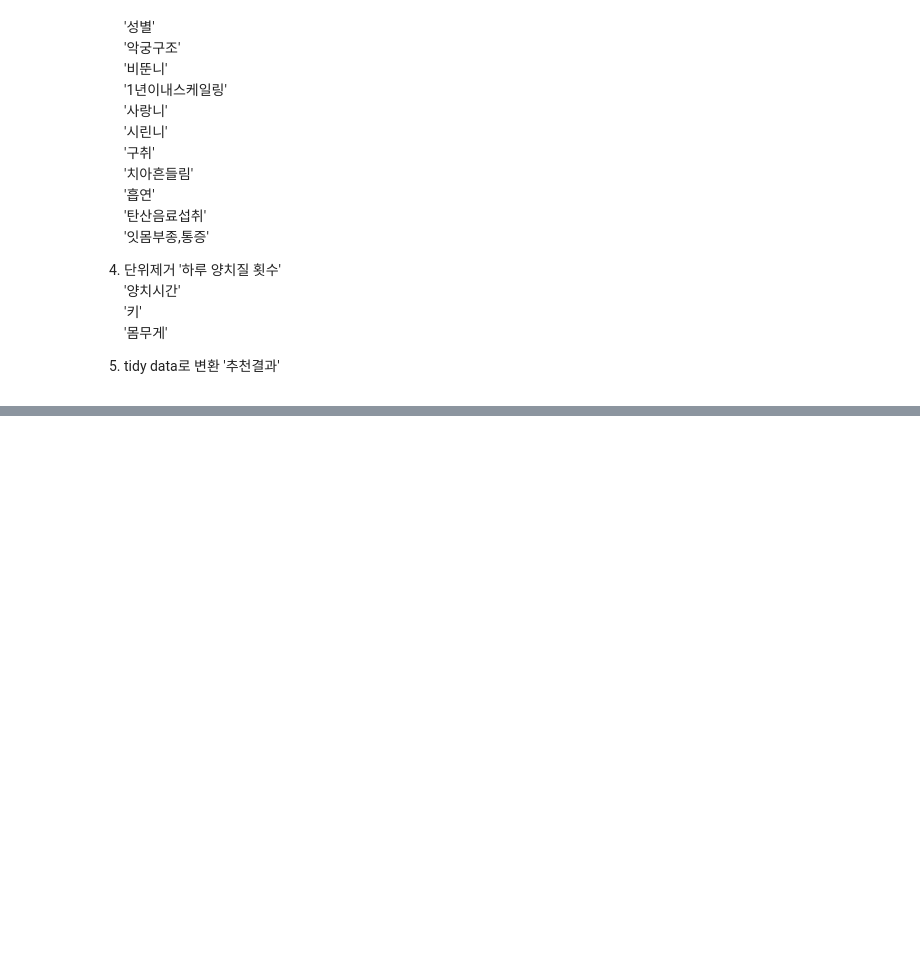
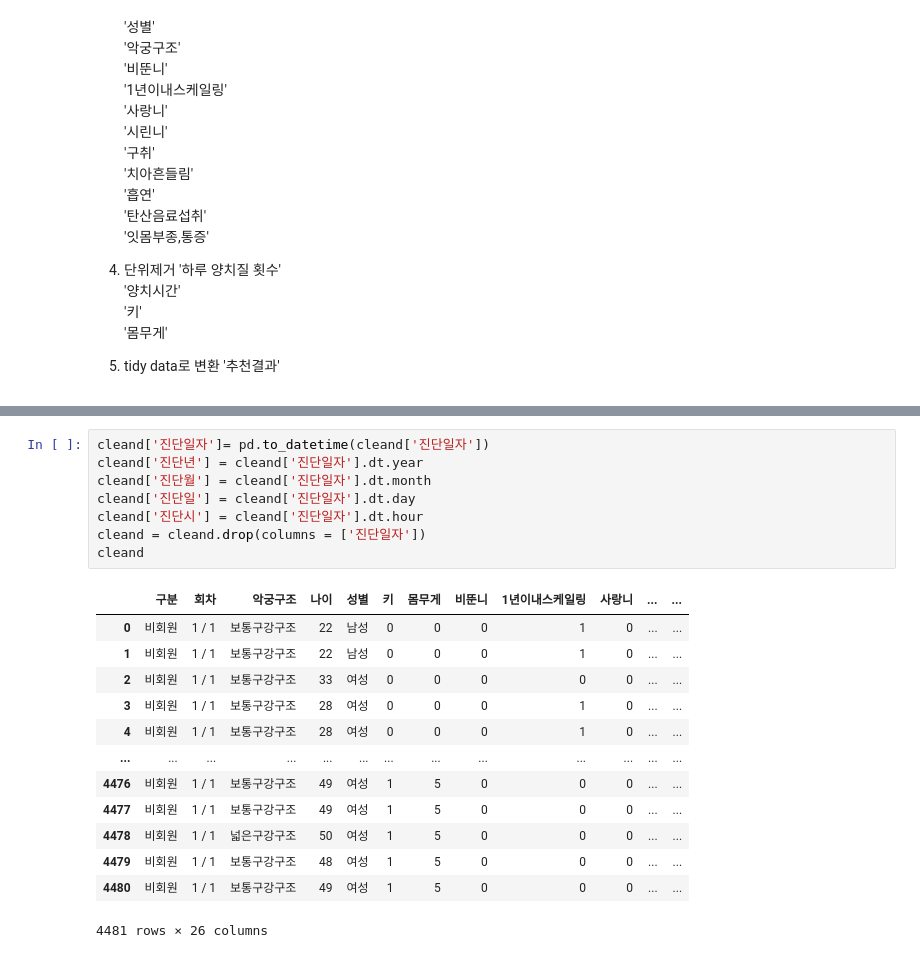
Before and after one commit to K-Final-Project/MZ-trend, a Jupyter notebook: cleand.ipynb, the cells around one changed output, grey strips where cells are left out. Saved outputs shown, nothing was run; the diff lists cells and outputs as text; blank space fills up the shorter version.

```diff
--- a/cleand.ipynb
+++ b/cleand.ipynb
@@ -144,0 +187,22 @@ ValueError: The truth value of a Series is ambiguous. Use a.empty, a.bool(), a.i
+# %%
+cleand['진단일자']= pd.to_datetime(cleand['진단일자'])
+cleand['진단년'] = cleand['진단일자'].dt.year
+cleand['진단월'] = cleand['진단일자'].dt.month
+cleand['진단일'] = cleand['진단일자'].dt.day
+cleand['진단시'] = cleand['진단일자'].dt.hour
+cleand = cleand.drop(columns = ['진단일자'])
+cleand
+# %% [output]
+|  | 구분 | 회차 | 악궁구조 | 나이 | 성별 | 키 | 몸무게 | 비뚠니 | 1년이내스케일링 | 사랑니 | ... | ... |
+| 0 | 비회원 | 1 / 1 | 보통구강구조 | 22 | 남성 | 0 | 0 | 0 | 1 | 0 | ... | ... |
+| 1 | 비회원 | 1 / 1 | 보통구강구조 | 22 | 남성 | 0 | 0 | 0 | 1 | 0 | ... | ... |
+| 2 | 비회원 | 1 / 1 | 보통구강구조 | 33 | 여성 | 0 | 0 | 0 | 0 | 0 | ... | ... |
+| 3 | 비회원 | 1 / 1 | 보통구강구조 | 28 | 여성 | 0 | 0 | 0 | 1 | 0 | ... | ... |
+| 4 | 비회원 | 1 / 1 | 보통구강구조 | 28 | 여성 | 0 | 0 | 0 | 1 | 0 | ... | ... |
+| ... | ... | ... | ... | ... | ... | ... | ... | ... | ... | ... | ... | ... |
+| 4476 | 비회원 | 1 / 1 | 보통구강구조 | 49 | 여성 | 1 | 5 | 0 | 0 | 0 | ... | ... |
+| 4477 | 비회원 | 1 / 1 | 보통구강구조 | 49 | 여성 | 1 | 5 | 0 | 0 | 0 | ... | ... |
+| 4478 | 비회원 | 1 / 1 | 넓은구강구조 | 50 | 여성 | 1 | 5 | 0 | 0 | 0 | ... | ... |
+| 4479 | 비회원 | 1 / 1 | 보통구강구조 | 48 | 여성 | 1 | 5 | 0 | 0 | 0 | ... | ... |
+| 4480 | 비회원 | 1 / 1 | 보통구강구조 | 49 | 여성 | 1 | 5 | 0 | 0 | 0 | ... | ... |
+4481 rows × 26 columns
```
Also changed, not shown: parts of 10 cells of this notebook.
